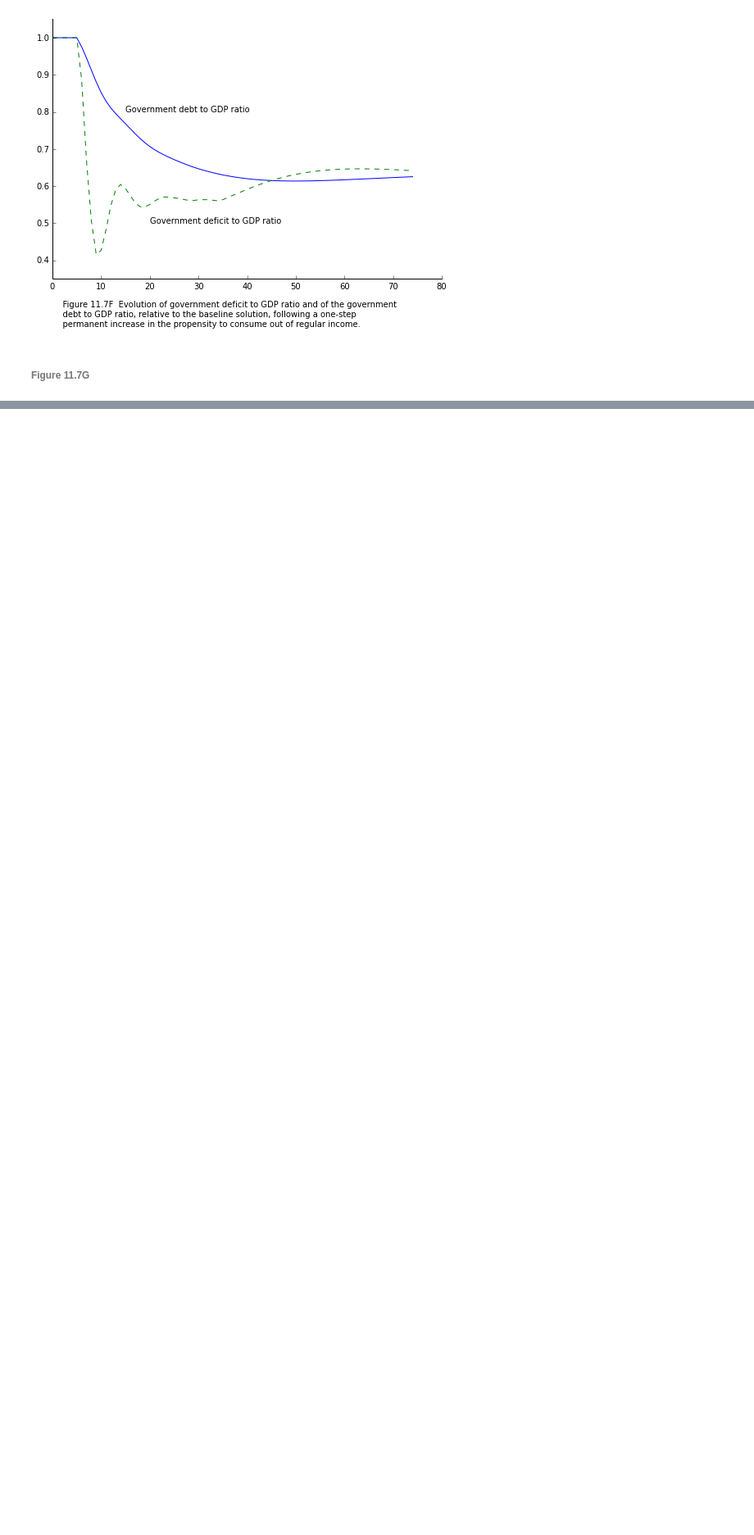
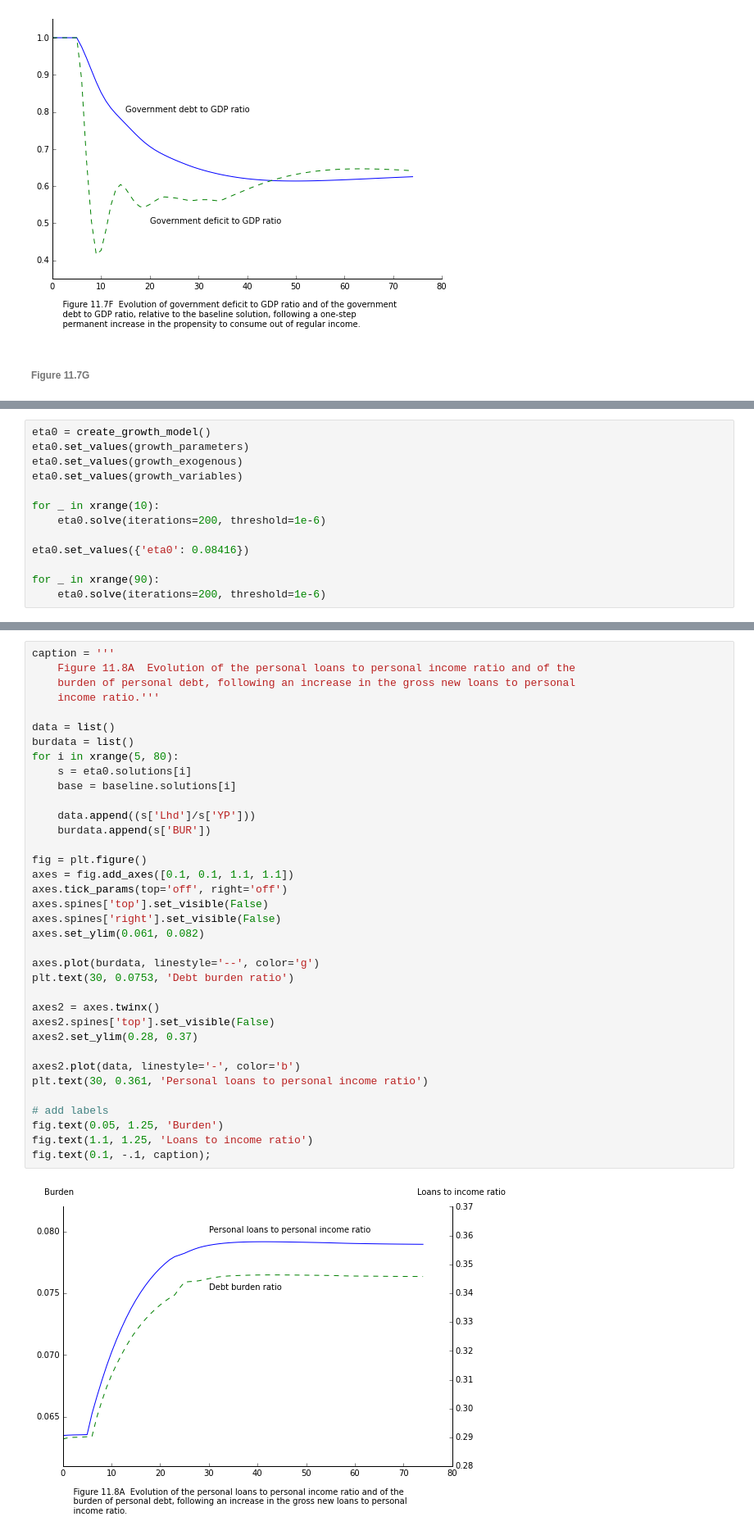
Before and after one commit to kennt/monetary-economics, a Jupyter notebook: Chapter 11 Model GROWTH.ipynb, the cells around one changed output, grey strips where cells are left out. Shown at 82% size. Cells and saved outputs as stored; diff of their text form; blank space fills up the shorter version.

```diff
--- a/Chapter 11 Model GROWTH.ipynb
+++ b/Chapter 11 Model GROWTH.ipynb
@@ -1398,0 +1406,13 @@ fig.text(0.1, -.1, caption);
+# %%
+eta0 = create_growth_model()
+eta0.set_values(growth_parameters)
+eta0.set_values(growth_exogenous)
+eta0.set_values(growth_variables)
+
+for _ in xrange(10):
+    eta0.solve(iterations=200, threshold=1e-6)
+
+eta0.set_values({'eta0': 0.08416})
+
+for _ in xrange(90):
+    eta0.solve(iterations=200, threshold=1e-6)
@@ -1398,0 +1421,38 @@ fig.text(0.1, -.1, caption);
+# %%
+caption = '''
+    Figure 11.8A  Evolution of the personal loans to personal income ratio and of the
+    burden of personal debt, following an increase in the gross new loans to personal
+    income ratio.'''
+
+data = list()
+burdata = list()
+for i in xrange(5, 80):
+    s = eta0.solutions[i]
+    base = baseline.solutions[i]
+
+    data.append((s['Lhd']/s['YP']))
+    burdata.append(s['BUR'])
+
+fig = plt.figure()
+axes = fig.add_axes([0.1, 0.1, 1.1, 1.1])
+axes.tick_params(top='off', right='off')
+axes.spines['top'].set_visible(False)
+axes.spines['right'].set_visible(False)
+axes.set_ylim(0.061, 0.082)
+
+axes.plot(burdata, linestyle='--', color='g')
+plt.text(30, 0.0753, 'Debt burden ratio')
+
+axes2 = axes.twinx()
+axes2.spines['top'].set_visible(False)
+axes2.set_ylim(0.28, 0.37)
+
+axes2.plot(data, linestyle='-', color='b')
+plt.text(30, 0.361, 'Personal loans to personal income ratio')
+
+# add labels
+fig.text(0.05, 1.25, 'Burden')
+fig.text(1.1, 1.25, 'Loans to income ratio')
+fig.text(0.1, -.1, caption);
+# %% [output]
+[figure, added]
```
Also changed, not shown: parts of 52 cells of this notebook.
